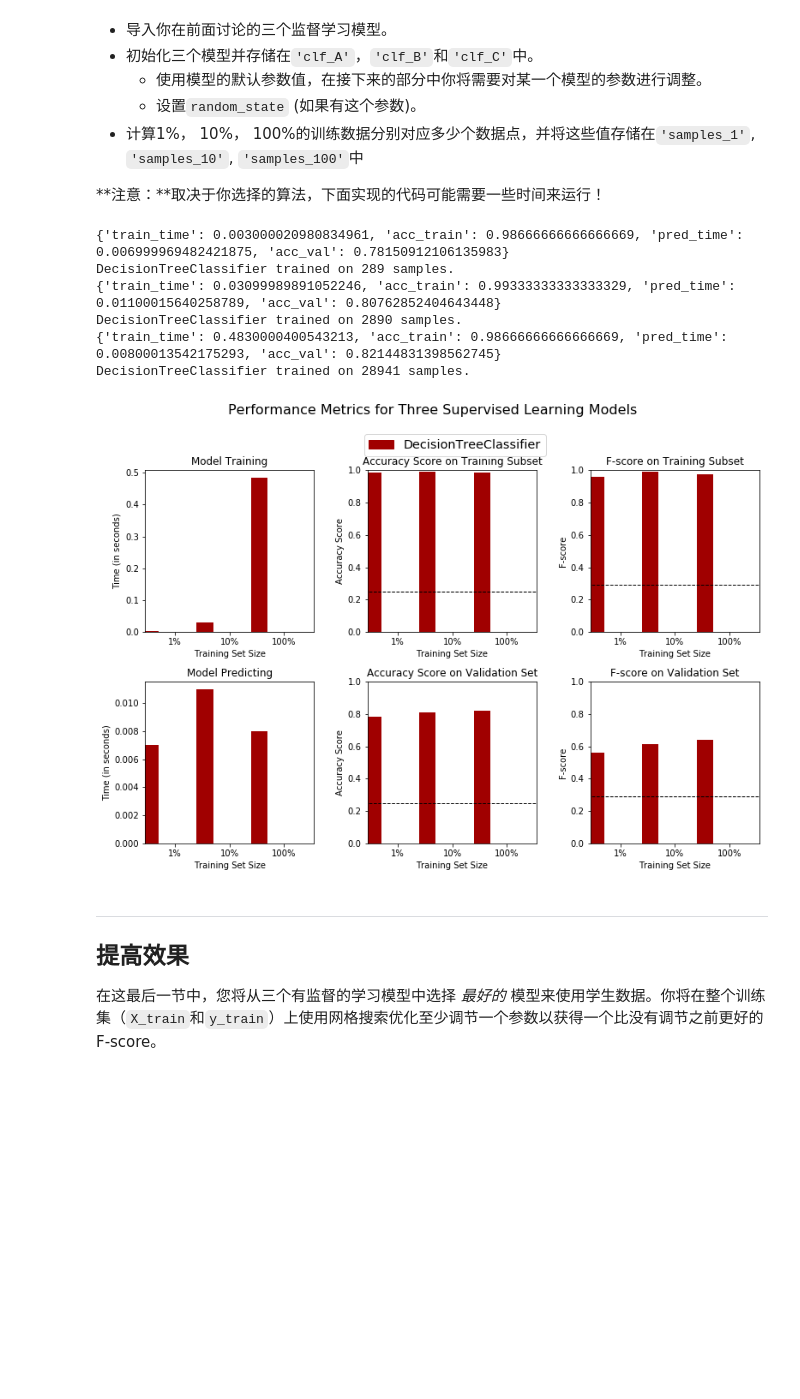
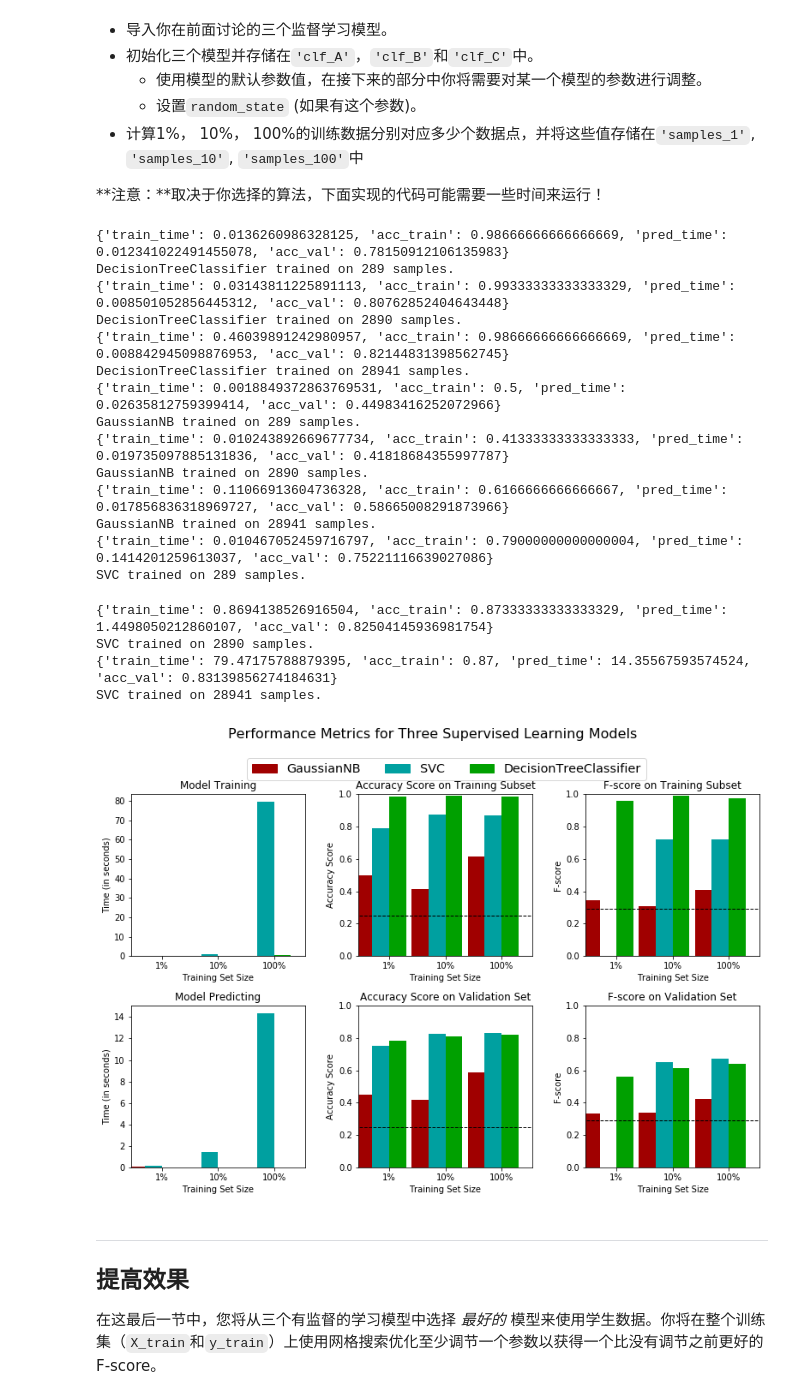
Before and after one commit to zjplus/finding_donors, a Jupyter notebook: finding_donors.ipynb, the cells around one changed output. Saved outputs shown, nothing was run; the diff lists cells and outputs as text; code cells hidden in the pictures; blank space fills up the shorter version.

```diff
--- a/finding_donors.ipynb
+++ b/finding_donors.ipynb
@@ -465,38 +465,52 @@ def train_predict(learner, sample_size, X_train, y_train, X_val, y_val):
 # %%
 # TODO：从sklearn中导入三个监督学习模型
 from sklearn.tree import DecisionTreeClassifier
+from sklearn.naive_bayes import GaussianNB
+from sklearn.svm import SVC
 
 # TODO：初始化三个模型
 clf_A = DecisionTreeClassifier(random_state=0)
-clf_B = None
-clf_C = None
+clf_B = GaussianNB()
+clf_C = SVC(random_state=0)
 # clf_B = DecisionTreeClassifier(random_state=1)
 # clf_C = DecisionTreeClassifier(random_state=2)
 
 # TODO：计算1%， 10%， 100%的训练数据分别对应多少点
 samples_1 = X_train.shape[0]/100
 samples_10 = X_train.shape[0]/100*10
 samples_100 = X_train.shape[0]
 
 # 收集学习器的结果
 results = {}
 for clf in [clf_A, clf_B, clf_C]:
     if clf:
         clf_name = clf.__class__.__name__
         results[clf_name] = {}
         for i, samples in enumerate([samples_1, samples_10, samples_100]):
             results[clf_name][i] = train_predict(clf, samples, X_train, y_train, X_val, y_val)
 
 # 对选择的三个模型得到的评价结果进行可视化
 vs.evaluate(results, accuracy, fscore)
 # %% [output]
-{'train_time': 0.003000020980834961, 'acc_train': 0.98666666666666669, 'pred_time': 0.006999969482421875, 'acc_val': 0.78150912106135983}
+{'train_time': 0.0136260986328125, 'acc_train': 0.98666666666666669, 'pred_time': 0.012341022491455078, 'acc_val': 0.78150912106135983}
 DecisionTreeClassifier trained on 289 samples.
-{'train_time': 0.03099989891052246, 'acc_train': 0.99333333333333329, 'pred_time': 0.01100015640258789, 'acc_val': 0.80762852404643448}
+{'train_time': 0.03143811225891113, 'acc_train': 0.99333333333333329, 'pred_time': 0.008501052856445312, 'acc_val': 0.80762852404643448}
 DecisionTreeClassifier trained on 2890 samples.
-{'train_time': 0.4830000400543213, 'acc_train': 0.98666666666666669, 'pred_time': 0.00800013542175293, 'acc_val': 0.82144831398562745}
+{'train_time': 0.46039891242980957, 'acc_train': 0.98666666666666669, 'pred_time': 0.008842945098876953, 'acc_val': 0.82144831398562745}
 DecisionTreeClassifier trained on 28941 samples.
+{'train_time': 0.0018849372863769531, 'acc_train': 0.5, 'pred_time': 0.02635812759399414, 'acc_val': 0.44983416252072966}
+GaussianNB trained on 289 samples.
+{'train_time': 0.010243892669677734, 'acc_train': 0.41333333333333333, 'pred_time': 0.019735097885131836, 'acc_val': 0.41818684355997787}
+GaussianNB trained on 2890 samples.
+{'train_time': 0.11066913604736328, 'acc_train': 0.6166666666666667, 'pred_time': 0.017856836318969727, 'acc_val': 0.58665008291873966}
+GaussianNB trained on 28941 samples.
+{'train_time': 0.010467052459716797, 'acc_train': 0.79000000000000004, 'pred_time': 0.1414201259613037, 'acc_val': 0.75221116639027086}
+SVC trained on 289 samples.
+{'train_time': 0.8694138526916504, 'acc_train': 0.87333333333333329, 'pred_time': 1.4498050212860107, 'acc_val': 0.82504145936981754}
+SVC trained on 2890 samples.
+{'train_time': 79.47175788879395, 'acc_train': 0.87, 'pred_time': 14.35567593574524, 'acc_val': 0.83139856274184631}
+SVC trained on 28941 samples.
-[figure, old version]
+[figure, new version]
 # %% [markdown]
 ----
 ## 提高效果
```
